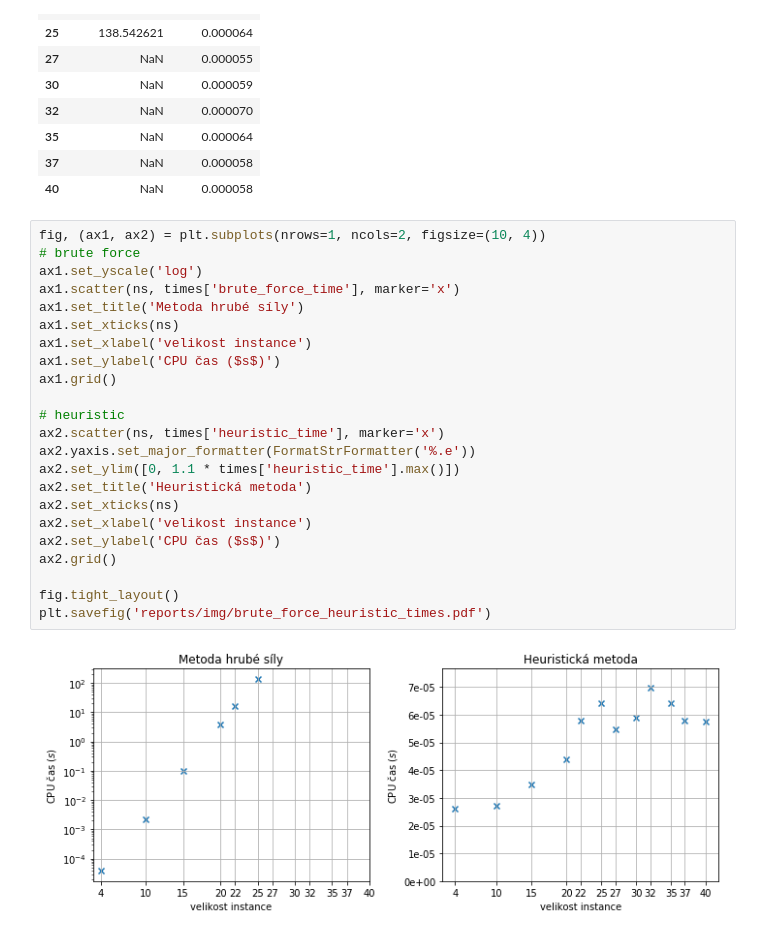
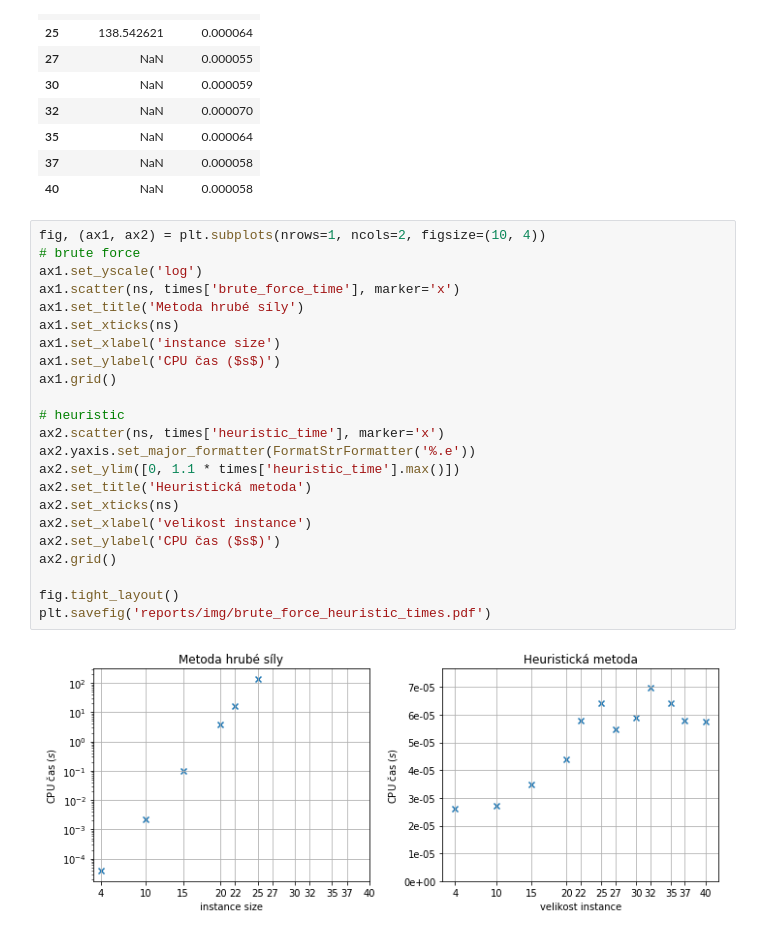
Before and after one commit to podondra/knapsack-problem, a Jupyter notebook: 01-experiments.ipynb, the cells around one changed output. Saved outputs shown, nothing was run; the diff lists cells and outputs as text.

```diff
--- a/01-experiments.ipynb
+++ b/01-experiments.ipynb
@@ -146,25 +149,25 @@ times
 # %%
 fig, (ax1, ax2) = plt.subplots(nrows=1, ncols=2, figsize=(10, 4))
 # brute force
 ax1.set_yscale('log')
 ax1.scatter(ns, times['brute_force_time'], marker='x')
 ax1.set_title('Metoda hrubé síly')
 ax1.set_xticks(ns)
-ax1.set_xlabel('velikost instance')
+ax1.set_xlabel('instance size')
 ax1.set_ylabel('CPU čas ($s$)')
 ax1.grid()
 
 # heuristic
 ax2.scatter(ns, times['heuristic_time'], marker='x')
 ax2.yaxis.set_major_formatter(FormatStrFormatter('%.e'))
 ax2.set_ylim([0, 1.1 * times['heuristic_time'].max()])
 ax2.set_title('Heuristická metoda')
 ax2.set_xticks(ns)
 ax2.set_xlabel('velikost instance')
 ax2.set_ylabel('CPU čas ($s$)')
 ax2.grid()
 
 fig.tight_layout()
 plt.savefig('reports/img/brute_force_heuristic_times.pdf')
 # %% [output]
-[figure, old version]
+[figure, new version]
```
Also changed, not shown: parts of 3 cells of this notebook, 2 other files.
